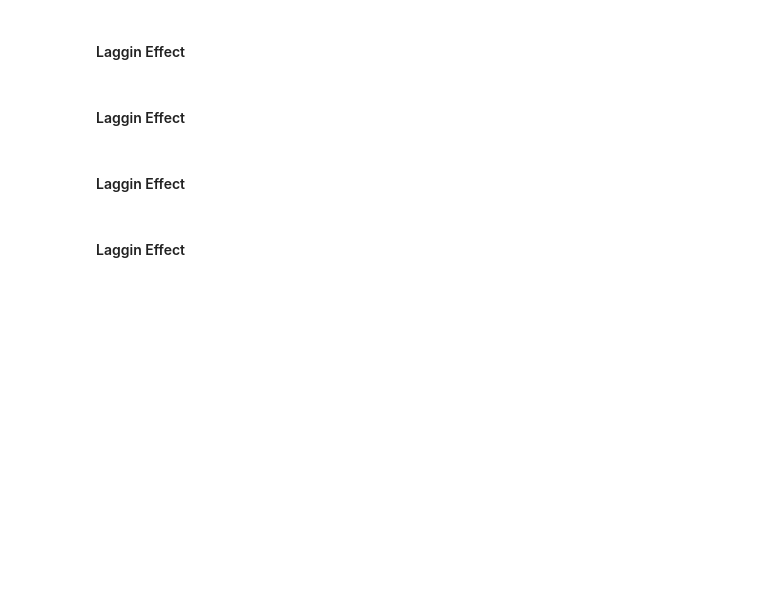
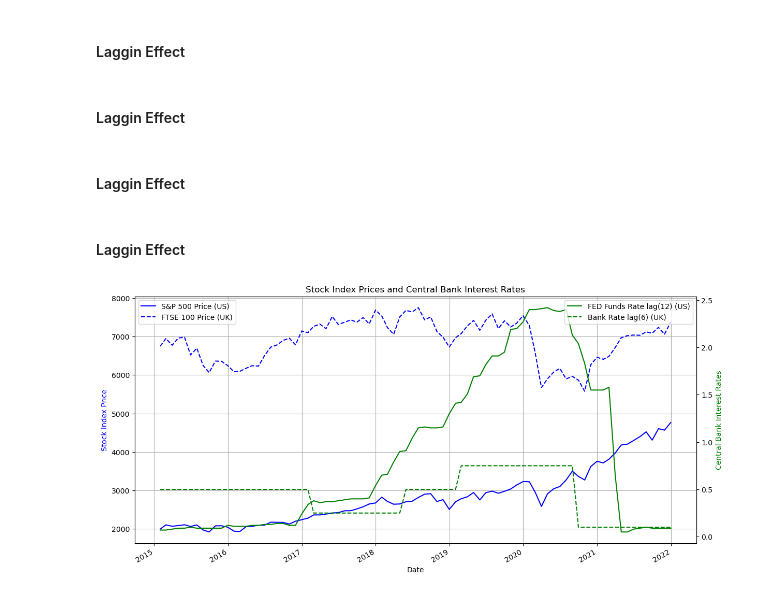
Before and after one commit to Deng-1-Pan/The-Impact-of-Central-Bank-Interest-Rate-Changes-on-Major-Stock-Indices, a Jupyter notebook: test.ipynb, the cells around one changed output. Drawn from its saved outputs; the diff is of its cells as text; code cells hidden in the pictures; blank space fills up the shorter version.

```diff
--- a/test.ipynb
+++ b/test.ipynb
@@ -153,3 +153,68 @@ Best Lags: FEDFUNDS_lag=12, US_Inflation_lag=-6, CCI_Rate_lag=-6, GDP_Growth_lag
 #### Laggin Effect
 # %% [markdown]
 #### Laggin Effect
+# %%
+import matplotlib.pyplot as plt
+import pandas as pd
+
+# 假设你已经将数据加载到了Pandas DataFrame中
+# us_data 和 uk_data DataFrame结构应与之前相同
+
+# 加载数据（这里假设你已经以某种方式加载了数据）
+us_data = pd.read_csv('US_lag.csv')
+uk_data = pd.read_csv('UK_lag.csv')
+
+# 将日期列转换为日期类型
+us_data['Date'] = pd.to_datetime(us_data['Date'])
+uk_data['Date'] = pd.to_datetime(uk_data['Date'])
+
+# 创建一个图表和轴对象
+fig, ax1 = plt.subplots(figsize=(14, 7))
+
+# # 绘制美国和英国的指数价格
+# ax1.plot(us_data['Date'], us_data['SP500_Price'], 'b-', label='S&P 500 Price (US)')
+# ax1.plot(uk_data['Date'], uk_data['FTSE100_Price'], 'b--', label='FTSE 100 Price (UK)')
+
+# # 创建第二个y轴
+# ax2 = ax1.twinx()
+# # 绘制美国和英国的央行利率
+# ax2.plot(us_data['Date'], us_data['FEDFUNDS'], 'g-', label='FED Funds Rate (US)')
+# ax2.plot(uk_data['Date'], uk_data['Bank_Rate'], 'g--', label='BoE Interest Rate (UK)')
+
+# # 设置图表标题和轴标签
+# ax1.set_title('Stock Index Prices and Central Bank Interest Rates')
+# ax1.set_xlabel('Date')
+# ax1.set_ylabel('Stock Index Price', color='b')
+# ax2.set_ylabel('Inflation Rate', color='g')
+
+#####################################################
+
+# 绘制美国和英国的指数价格
+ax1.plot(us_data['Date'], us_data['SP500_Price_adj'], 'b-', label='S&P 500 Price (US)')
+ax1.plot(uk_data['Date'], uk_data['FTSE100_Price_adj'], 'b--', label='FTSE 100 Price (UK)')
+
+# 创建第二个y轴
+ax2 = ax1.twinx()
+# 绘制美国和英国的央行利率
+ax2.plot(us_data['Date'], us_data['FEDFUNDS_lag'], 'g-', label='FED Funds Rate lag(12) (US)')
+ax2.plot(uk_data['Date'], uk_data['Bank_Rate_lag'], 'g--', label='Bank Rate lag(6) (UK)')
+
+# 设置图表标题和轴标签
+ax1.set_title('Stock Index Prices and Central Bank Interest Rates')
+ax1.set_xlabel('Date')
+ax1.set_ylabel('Stock Index Price', color='b')
+ax2.set_ylabel('Central Bank Interest Rates', color='g')
+
+####################################################
+
+# 设置图例，分别对应两个y轴
+ax1.legend(loc='upper left')
+ax2.legend(loc='upper right')
+ax1.grid()
+
+# 格式化x轴日期显示
+fig.autofmt_xdate()
+# 展示图表
+plt.show()
+# %% [output]
+[figure, added]
```
Also changed, not shown: 25 other files.
